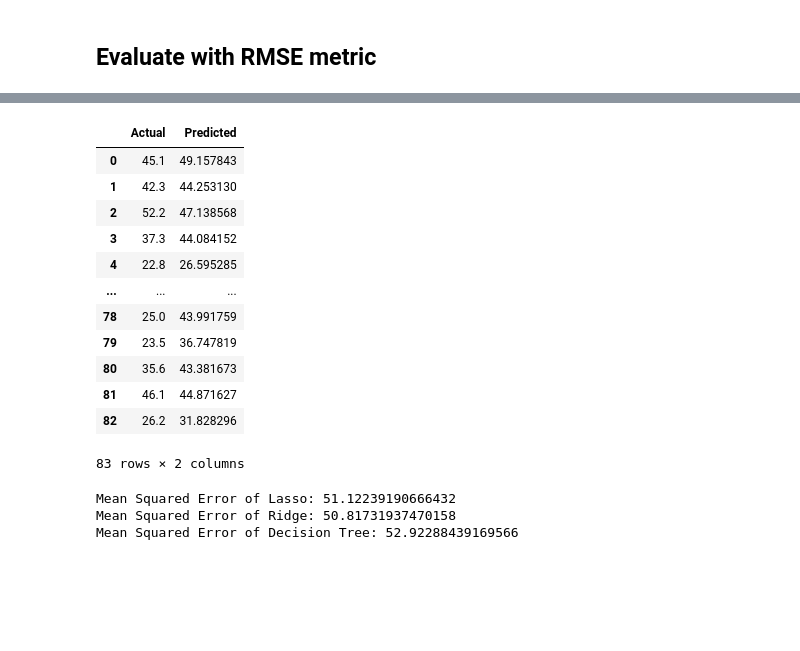
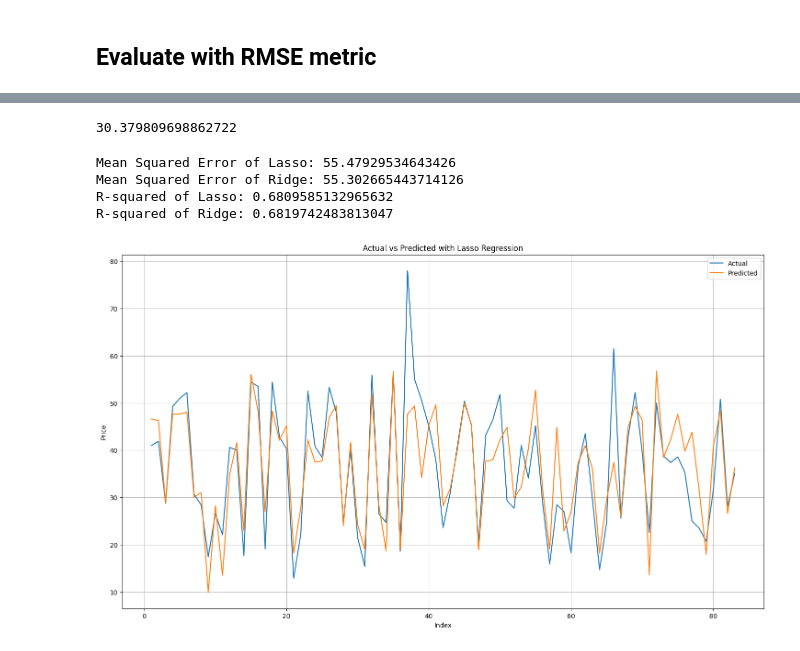
Before and after one commit to thangquang09/HCMUS, a Jupyter notebook: IntroduceDS/Lab02_RegressionModel.ipynb, the cells around one changed output, grey strips where cells are left out. Saved outputs shown, nothing was run; the diff lists cells and outputs as text; code cells hidden in the pictures; blank space fills up the shorter version.

```diff
--- a/IntroduceDS/Lab02_RegressionModel.ipynb
+++ b/IntroduceDS/Lab02_RegressionModel.ipynb
@@ -211,5 +217,5 @@ Test size: 83
 # Feature scaling
 from sklearn.preprocessing import StandardScaler
 sc = StandardScaler()
-X_train[:, 2:] = sc.fit_transform(X_train[:, 2:])
-X_test[:, 2:] = sc.transform(X_test[:, 2:])
+X_train[:, K:] = sc.fit_transform(X_train[:, K:])
+X_test[:, K:] = sc.transform(X_test[:, K:])
@@ -289,16 +274,0 @@ lasso_pred
-# %%
-ridge_pred
-# %% [output]
-|  | Actual | Predicted |
-| 0 | 45.1 | 49.157843 |
-| 1 | 42.3 | 44.253130 |
-| 2 | 52.2 | 47.138568 |
-| 3 | 37.3 | 44.084152 |
-| 4 | 22.8 | 26.595285 |
-| ... | ... | ... |
-| 78 | 25.0 | 43.991759 |
-| 79 | 23.5 | 36.747819 |
-| 80 | 35.6 | 43.381673 |
-| 81 | 46.1 | 44.871627 |
-| 82 | 26.2 | 31.828296 |
-83 rows × 2 columns
@@ -305,12 +279,37 @@ ridge_pred
+# %%
+# print max different of pair of datafarame
+print(lasso_pred['Actual'].sub(lasso_pred['Predicted']).abs().max())
+# %% [output]
+30.379809698862722
 # %%
 # calculate metric
+## RMSE
 mse_lasso = mean_squared_error(y_test, y_pred_lasso)
 mse_ridge = mean_squared_error(y_test, y_pred_ridge)
-mse_dt = mean_squared_error(y_test, y_pred_dt)
+## R-squared
+from sklearn.metrics import r2_score
+r2_lasso = r2_score(y_test, y_pred_lasso)
+r2_ridge = r2_score(y_test, y_pred_ridge)
 print(f'Mean Squared Error of Lasso: {mse_lasso}')
 print(f'Mean Squared Error of Ridge: {mse_ridge}')
-print(f'Mean Squared Error of Decision Tree: {mse_dt}')
+print(f'R-squared of Lasso: {r2_lasso}')
+print(f'R-squared of Ridge: {r2_ridge}')
 # %% [output]
-Mean Squared Error of Lasso: 51.12239190666432
-Mean Squared Error of Ridge: 50.81731937470158
-Mean Squared Error of Decision Tree: 52.92288439169566
+Mean Squared Error of Lasso: 55.47929534643426
+Mean Squared Error of Ridge: 55.302665443714126
+R-squared of Lasso: 0.6809585132965632
+R-squared of Ridge: 0.6819742483813047
+# %%
+x_bar = range(1,84)
+plt.figure(figsize=(18, 10))
+plt.plot(x_bar, y_test[:83], label='Actual')
+plt.plot(x_bar, y_pred_lasso[:83], label='Predicted')
+plt.title('Actual vs Predicted with Lasso Regression')
+plt.xlabel('Index')
+plt.ylabel('Price')
+plt.grid(True)
+plt.legend()
+savefig(plt, 'actual_vs_predicted_lasso.png')
+plt.show()
+# %% [output]
+[figure, added]
```
Also changed, not shown: parts of 18 cells of this notebook, 10 other files.
